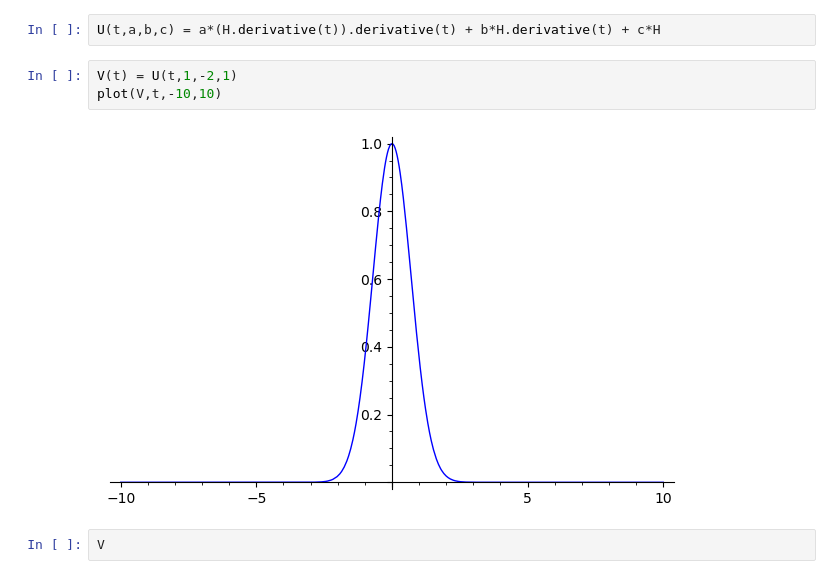
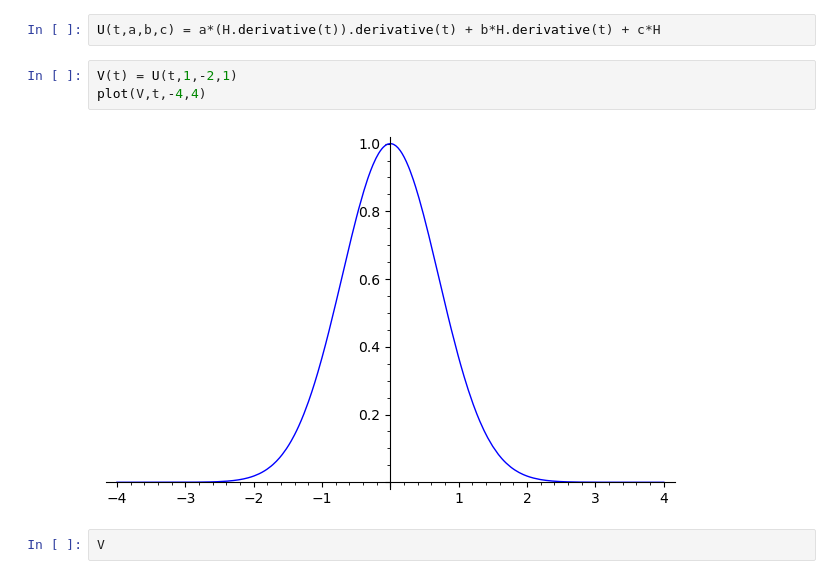
Before and after one commit to lboudi/Sabdbox, a Jupyter notebook: pendule_pohl.ipynb, the cells around one changed output. Drawn from its saved outputs; the diff is of its cells as text.

```diff
--- a/pendule_pohl.ipynb
+++ b/pendule_pohl.ipynb
@@ -53,9 +55,9 @@ H(t) = G(1,-2,1,1,1)
 U(t,a,b,c) = a*(H.derivative(t)).derivative(t) + b*H.derivative(t) + c*H
 # %%
 V(t) = U(t,1,-2,1)
-plot(V,t,-10,10)
+plot(V,t,-4,4)
 # %% [output]
-[figure, old version]
+[figure, new version]
 # %%
 V
 # %% [output]
```
Also changed, not shown: parts of 7 cells of this notebook.
